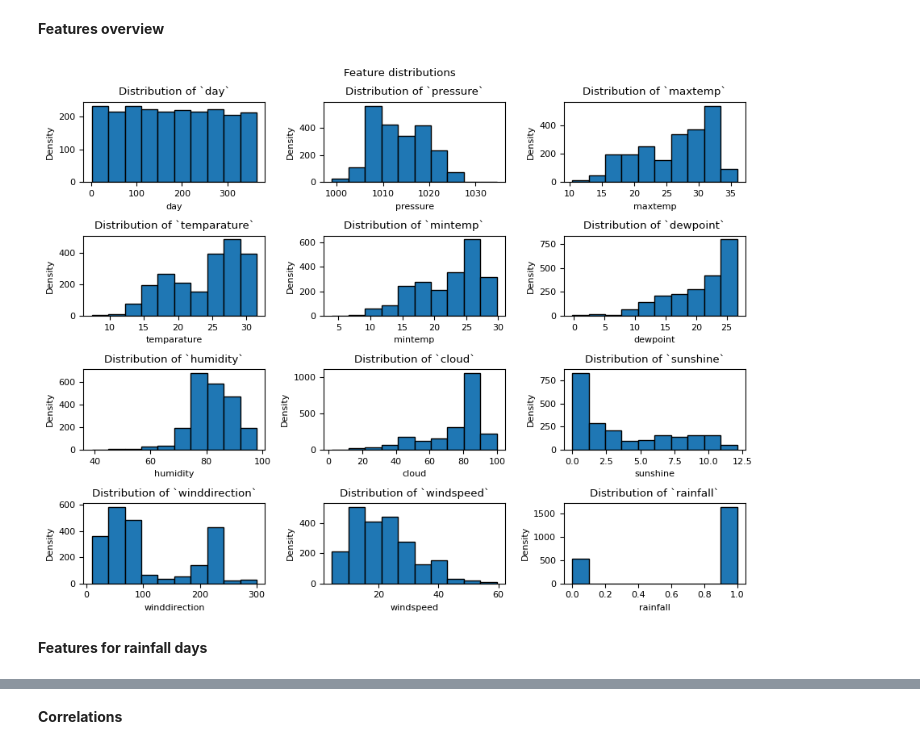
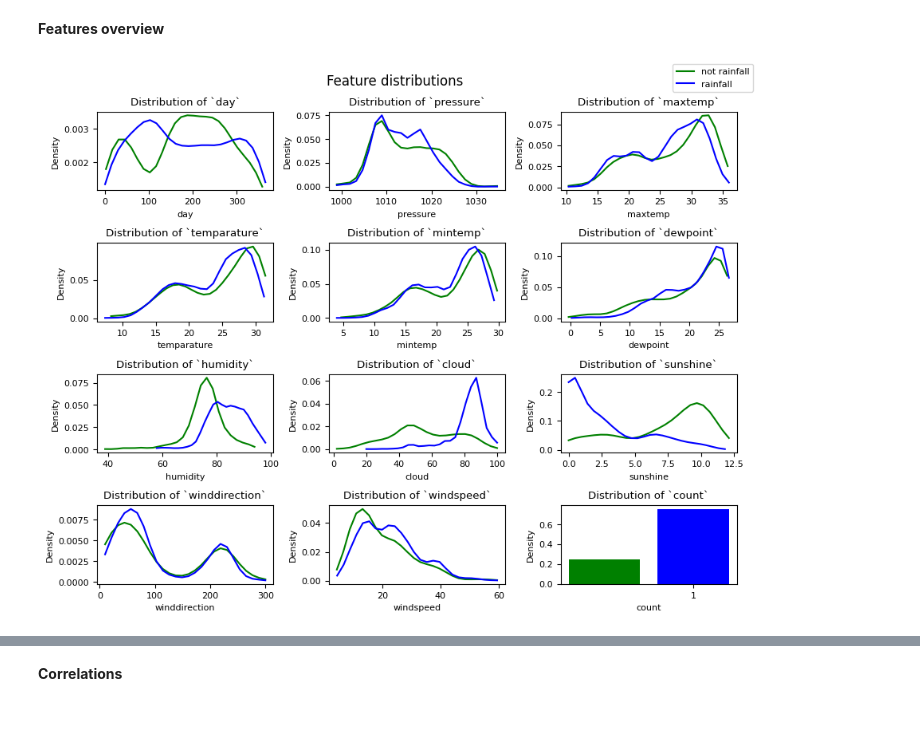
Before and after one commit to j2cry/playground, a Jupyter notebook: S5E3/overview.ipynb, the cells around one changed output, grey strips where cells are left out. Drawn from its saved outputs; the diff is of its cells as text; code cells hidden in the pictures; blank space fills up the shorter version.

Commit message:
Overview improved

```diff
--- a/S5E3/overview.ipynb
+++ b/S5E3/overview.ipynb
@@ -68,18 +69,22 @@ __Features overview__
 # %%
 COLUMNS = 3
 ROWS = np.ceil(len(df.columns) / COLUMNS).astype(int)
 SIZE = (COLUMNS * 3, ROWS * 1.75)
 plt.rcParams.update({'font.size': 8})
 
 fig, ax = plt.subplots(ROWS, COLUMNS, figsize=SIZE)
-fig.suptitle('Feature distributions')
-fig.set_tight_layout('rect')
+fig.suptitle('Feature distributions', fontsize=12)
+fig.set_layout_engine('tight')
 for n, feature in enumerate(df.columns):
     row, col = n // COLUMNS, n % COLUMNS
-    feature_overview(ax[row][col], df[feature], edgecolor='black')
+    if feature == 'rainfall':
+        feature_overview(ax[row][col], df.loc[df.rainfall == 0, feature].value_counts() / df.shape[0], FigureType.BAR, color='green')
+        feature_overview(ax[row][col], df.loc[df.rainfall == 1, feature].value_counts() / df.shape[0], FigureType.BAR, color='blue')
+        continue
+    feature_overview(ax[row][col], df.loc[df.rainfall == 0, feature], FigureType.DENSITY, bins=25, color='green')
+    feature_overview(ax[row][col], df.loc[df.rainfall == 1, feature], FigureType.DENSITY, bins=25, color='blue')
 
+fig.legend(['not rainfall', 'rainfall'])
 plt.show()
 # %% [output]
-[figure, old version]
+[figure, new version]
-# %% [markdown]
-__Features for rainfall days__
```
Also changed, not shown: parts of 8 cells of this notebook, 1 other file.
